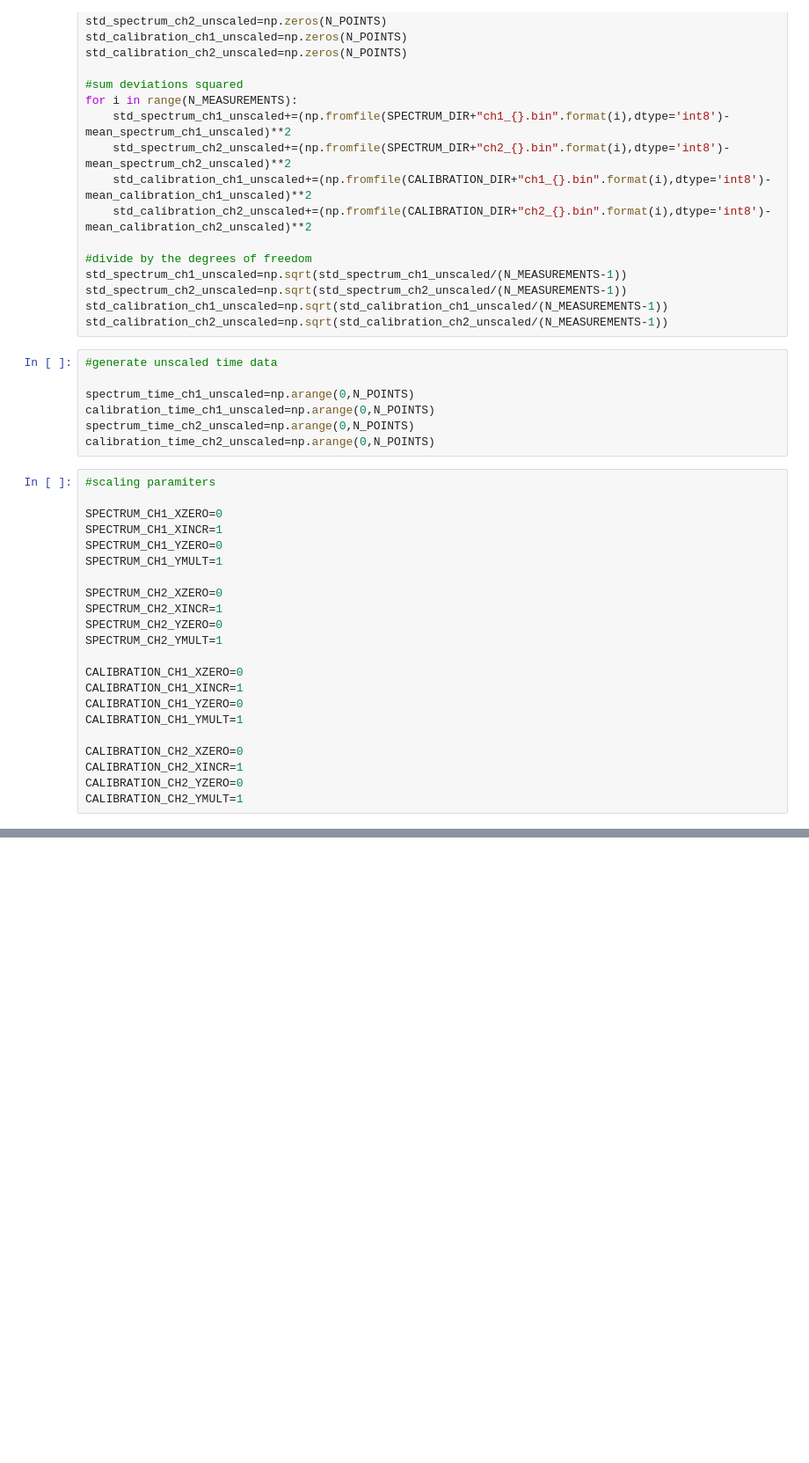
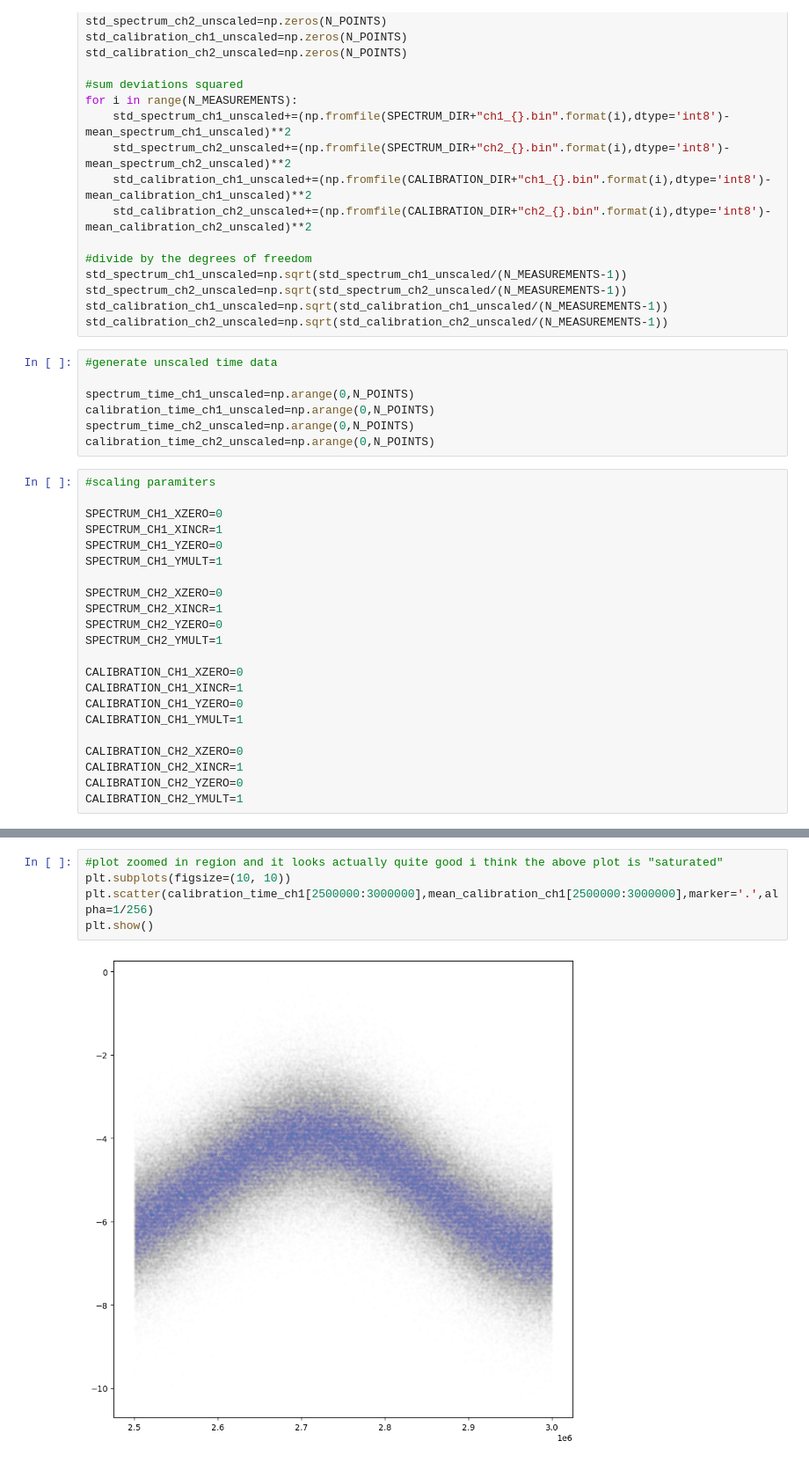
Before and after one commit to LaraTatli18/doppler-free-laser-spectroscopy, a Jupyter notebook: analyse_data.ipynb, the cells around one changed output, grey strips where cells are left out. Shown at 88% size. Drawn from its saved outputs; the diff is of its cells as text; blank space fills up the shorter version.

```diff
--- a/analyse_data.ipynb
+++ b/analyse_data.ipynb
@@ -106,0 +107,7 @@ plt.show()
+# %%
+#plot zoomed in region and it looks actually quite good i think the above plot is "saturated"
+plt.subplots(figsize=(10, 10))
+plt.scatter(calibration_time_ch1[2500000:3000000],mean_calibration_ch1[2500000:3000000],marker='.',alpha=1/256)
+plt.show()
+# %% [output]
+[figure, added]
```
Also changed, not shown: parts of 7 cells of this notebook, 1 other file.
